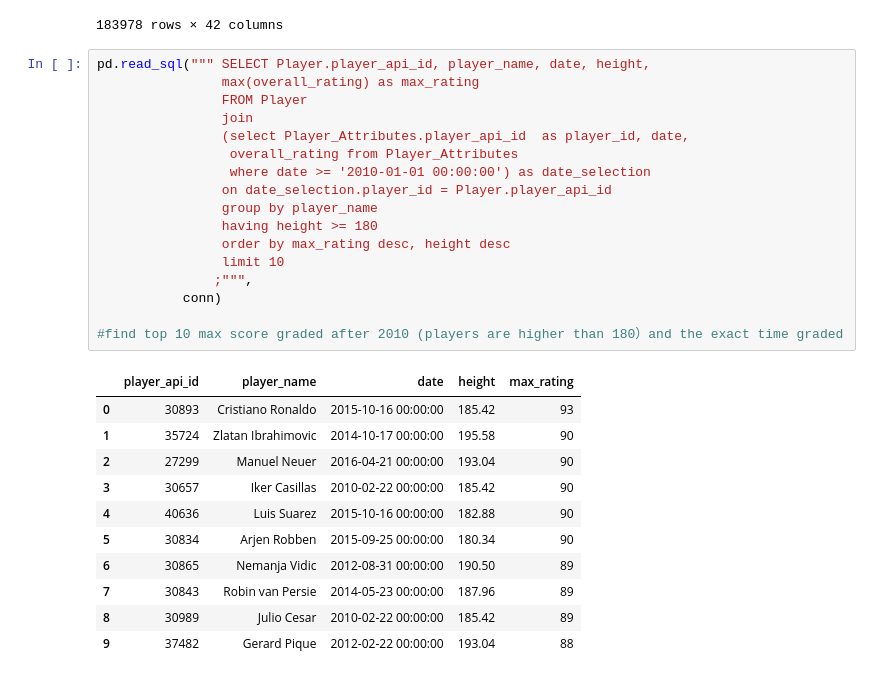
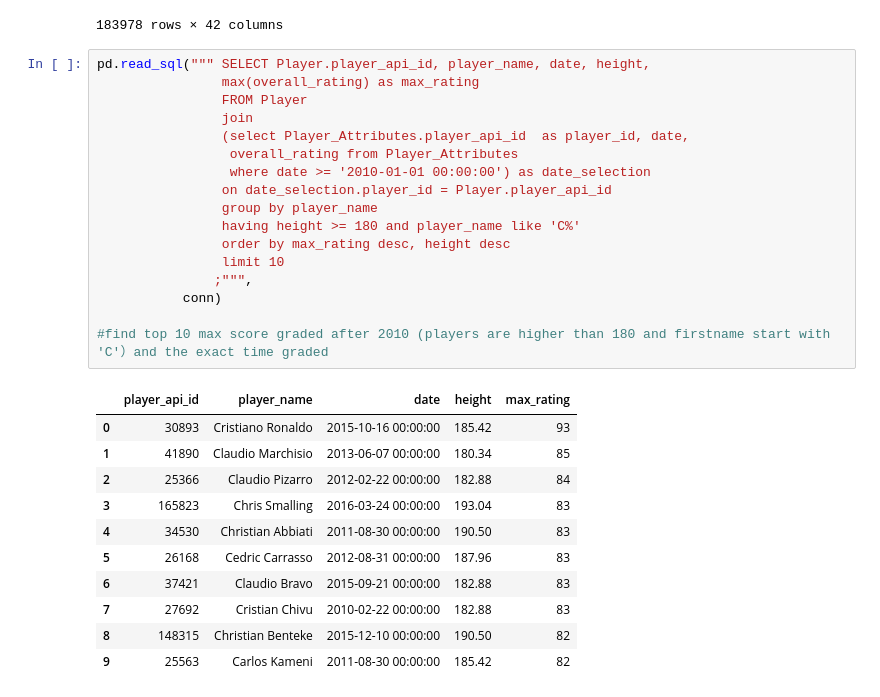
Before and after one commit to ChengyuZhu/SQL-Project-Soccer-Data-Analysis, a Jupyter notebook: SQL_Project_With_Soccer_Data.ipynb, the cells around one changed output. Cells and saved outputs as stored; diff of their text form.

```diff
--- a/SQL_Project_With_Soccer_Data.ipynb
+++ b/SQL_Project_With_Soccer_Data.ipynb
@@ -269,29 +272,29 @@ pd.read_sql(""" SELECT *
 # %%
 pd.read_sql(""" SELECT Player.player_api_id, player_name, date, height,
                 max(overall_rating) as max_rating
                 FROM Player
                 join
                 (select Player_Attributes.player_api_id  as player_id, date,
                  overall_rating from Player_Attributes
                  where date >= '2010-01-01 00:00:00') as date_selection
                 on date_selection.player_id = Player.player_api_id
                 group by player_name
-                having height >= 180
+                having height >= 180 and player_name like 'C%'
                 order by max_rating desc, height desc
                 limit 10
                ;""",
            conn)
 
-#find top 10 max score graded after 2010 (players are higher than 180）and the exact time graded
+#find top 10 max score graded after 2010 (players are higher than 180 and firstname start with 'C'）and the exact time graded
 # %% [output]
 |  | player_api_id | player_name | date | height | max_rating |
 | 0 | 30893 | Cristiano Ronaldo | 2015-10-16 00:00:00 | 185.42 | 93 |
-| 1 | 35724 | Zlatan Ibrahimovic | 2014-10-17 00:00:00 | 195.58 | 90 |
-| 2 | 27299 | Manuel Neuer | 2016-04-21 00:00:00 | 193.04 | 90 |
-| 3 | 30657 | Iker Casillas | 2010-02-22 00:00:00 | 185.42 | 90 |
-| 4 | 40636 | Luis Suarez | 2015-10-16 00:00:00 | 182.88 | 90 |
-| 5 | 30834 | Arjen Robben | 2015-09-25 00:00:00 | 180.34 | 90 |
-| 6 | 30865 | Nemanja Vidic | 2012-08-31 00:00:00 | 190.50 | 89 |
-| 7 | 30843 | Robin van Persie | 2014-05-23 00:00:00 | 187.96 | 89 |
-| 8 | 30989 | Julio Cesar | 2010-02-22 00:00:00 | 185.42 | 89 |
-| 9 | 37482 | Gerard Pique | 2012-02-22 00:00:00 | 193.04 | 88 |
+| 1 | 41890 | Claudio Marchisio | 2013-06-07 00:00:00 | 180.34 | 85 |
+| 2 | 25366 | Claudio Pizarro | 2012-02-22 00:00:00 | 182.88 | 84 |
+| 3 | 165823 | Chris Smalling | 2016-03-24 00:00:00 | 193.04 | 83 |
+| 4 | 34530 | Christian Abbiati | 2011-08-30 00:00:00 | 190.50 | 83 |
+| 5 | 26168 | Cedric Carrasso | 2012-08-31 00:00:00 | 187.96 | 83 |
+| 6 | 37421 | Claudio Bravo | 2015-09-21 00:00:00 | 182.88 | 83 |
+| 7 | 27692 | Cristian Chivu | 2010-02-22 00:00:00 | 182.88 | 83 |
+| 8 | 148315 | Christian Benteke | 2015-12-10 00:00:00 | 190.50 | 82 |
+| 9 | 25563 | Carlos Kameni | 2011-08-30 00:00:00 | 185.42 | 82 |
```
Also changed, not shown: parts of 2 cells of this notebook.
